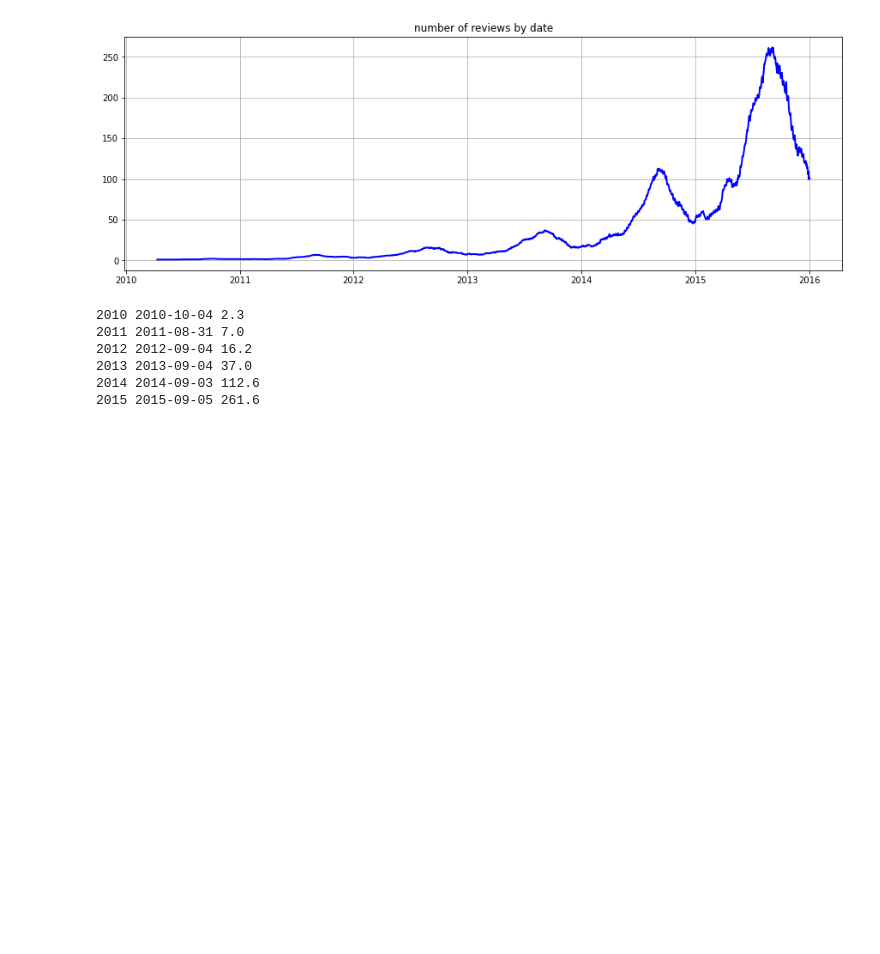
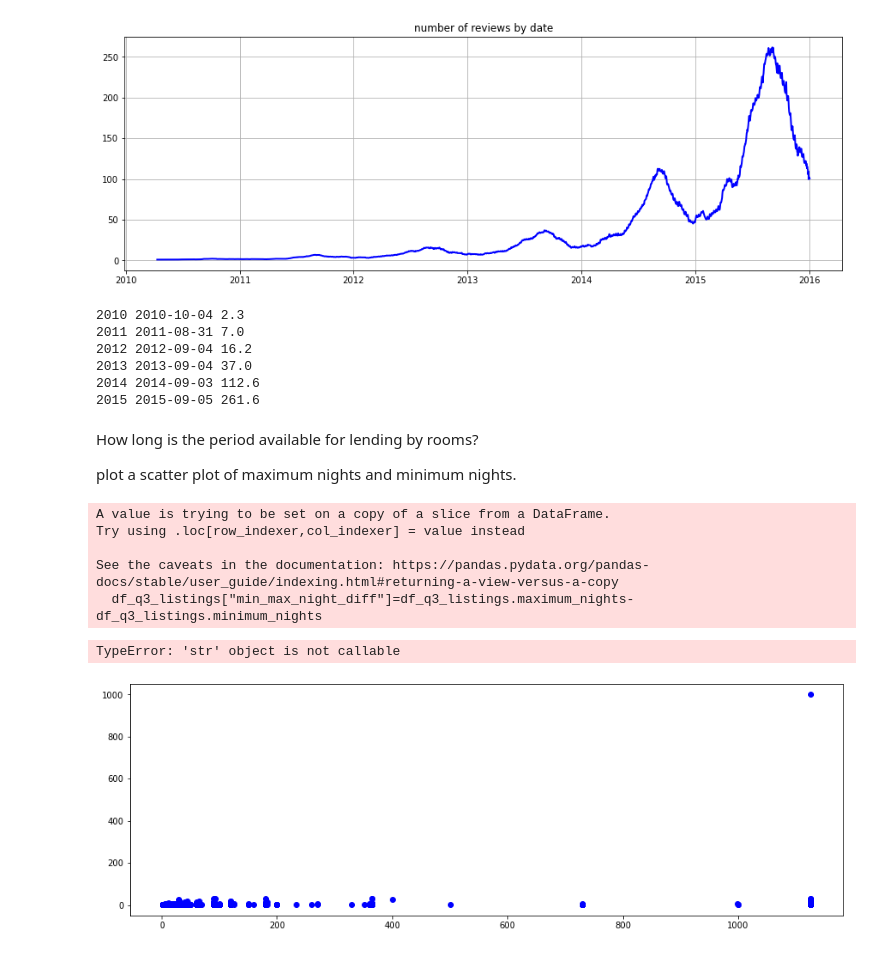
Before and after one commit to aparna-git-swe/Project1, a Jupyter notebook: Untitled1.ipynb, the cells around one changed output. Cells and saved outputs as stored; diff of their text form; code cells hidden in the pictures; blank space fills up the shorter version.

```diff
--- a/Untitled1.ipynb
+++ b/Untitled1.ipynb
@@ -271,3 +283,23 @@ for year in years:
 2013 2013-09-04 37.0
 2014 2014-09-03 112.6
 2015 2015-09-05 261.6
+# %% [markdown]
+ How long is the period available for lending by rooms?
+
+  plot a scatter plot of maximum nights and minimum nights.
+# %%
+df_q3_listings["min_max_night_diff"]=df_q3_listings.maximum_nights- df_q3_listings.minimum_nights
+
+plt.figure(figsize=(15,5))
+plt.plot(df_q3_listings.maximum_nights,df_q3_listings.minimum_nights,linewidth=0,color='b',marker='o')
+plt.xlabel('maximum nights')
+plt.ylabel('minimum nights')
+plt.grid()
+# %% [output]
+A value is trying to be set on a copy of a slice from a DataFrame.
+Try using .loc[row_indexer,col_indexer] = value instead
+
+See the caveats in the documentation: https://pandas.pydata.org/pandas-docs/stable/user_guide/indexing.html#returning-a-view-versus-a-copy
+  df_q3_listings["min_max_night_diff"]=df_q3_listings.maximum_nights- df_q3_listings.minimum_nights
+TypeError: 'str' object is not callable
+[figure, added]
```
Also changed, not shown: parts of 3 cells of this notebook.
